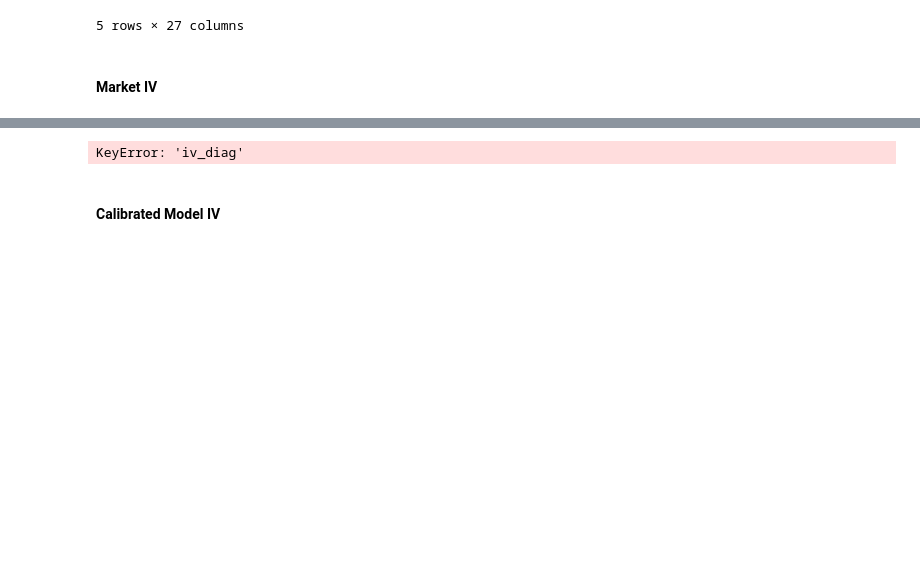
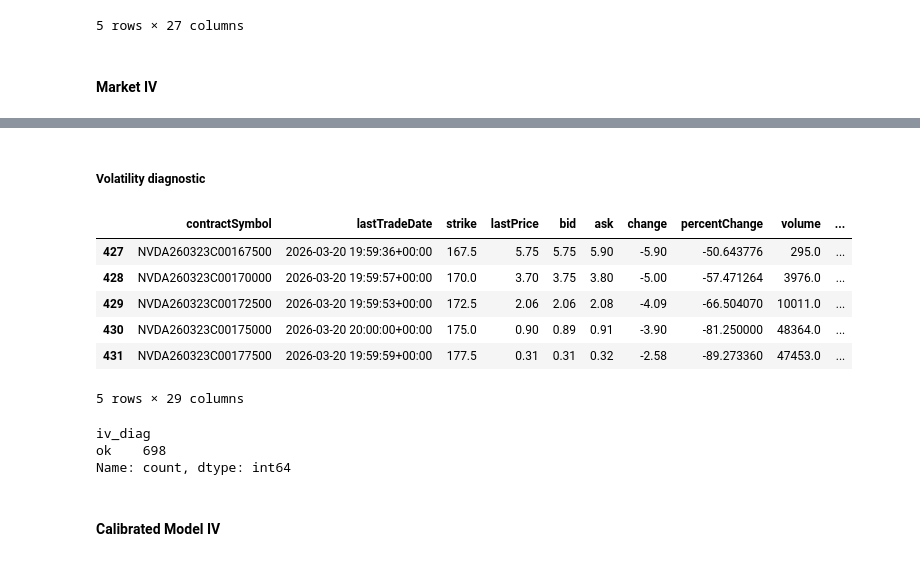
Before and after one commit to SubhamKhinchi/Heston-Options-Pricing-Engine, a Jupyter notebook: main.ipynb, the cells around one changed output, grey strips where cells are left out. Drawn from its saved outputs; the diff is of its cells as text; code cells hidden in the pictures; blank space fills up the shorter version.

```diff
--- a/main.ipynb
+++ b/main.ipynb
@@ -188,10 +188,69 @@ options_df_nvda_vol.head()
 | 430 | NVDA260323C00175000 | 2026-03-20 20:00:00+00:00 | 175.0 | 0.90 | 0.89 | 0.91 | -3.90 | -81.250000 | 48364.0 | ... |
 | 431 | NVDA260323C00177500 | 2026-03-20 19:59:59+00:00 | 177.5 | 0.31 | 0.31 | 0.32 | -2.58 | -89.273360 | 47453.0 | ... |
 5 rows × 28 columns
+# %% [markdown]
+##### Volatility diagnostic
+# %%
+def diagnose_iv_row(row, r, q, price_col='mid_price'):
+    """
+    Diagnose why implied vol is NaN for a single row.
+    Returns:
+      - 'bad_input_types'
+      - 'price<=0'
+      - 'T<=0'
+      - ('outside_arbitrage_bounds', price, lower, upper)
+      - 'bracketing_failed_or_other'
+      - 'ok'
+    """
+    try:
+        S = float(row['spot'])
+        K = float(row['strike'])
+        T = float(row['T'])
+        price = float(row[price_col])
+    except Exception:
+        return 'bad_input_types'
+
+    if price <= 0:
+        return 'price<=0'
+    if T <= 0:
+        return 'T<=0'
+
+    forward_spot = S * np.exp(-q * T)
+    disc_strike = K * np.exp(-r * T)
+
+    if str(row['type']).lower() == 'call':
+        lower = max(0.0, forward_spot - disc_strike)
+        upper = forward_spot
+    else:
+        lower = max(0.0, disc_strike - forward_spot)
+        upper = disc_strike
+
+    tol = 1e-12
+    if (price + tol) < lower or (price - tol) > upper:
+        return ('outside_arbitrage_bounds', price, lower, upper)
+
+    # Finally try BS inversion to see if solver fails
+    iv = implied_volatility(price, S, K, r, T, row['type'], q)
+    if np.isnan(iv):
+        return 'bracketing_failed_or_other'
+
+    return 'ok'
+options_df_nvda_vol['iv_diag'] = options_df_nvda_vol.apply(lambda row: diagnose_iv_row(row, r, q, price_col='mid_price'), axis=1)
+options_df_nvda_vol.head()
+# %% [output]
+|  | contractSymbol | lastTradeDate | strike | lastPrice | bid | ask | change | percentChange | volume | ... |
+| 427 | NVDA260323C00167500 | 2026-03-20 19:59:36+00:00 | 167.5 | 5.75 | 5.75 | 5.90 | -5.90 | -50.643776 | 295.0 | ... |
+| 428 | NVDA260323C00170000 | 2026-03-20 19:59:57+00:00 | 170.0 | 3.70 | 3.75 | 3.80 | -5.00 | -57.471264 | 3976.0 | ... |
+| 429 | NVDA260323C00172500 | 2026-03-20 19:59:53+00:00 | 172.5 | 2.06 | 2.06 | 2.08 | -4.09 | -66.504070 | 10011.0 | ... |
+| 430 | NVDA260323C00175000 | 2026-03-20 20:00:00+00:00 | 175.0 | 0.90 | 0.89 | 0.91 | -3.90 | -81.250000 | 48364.0 | ... |
+| 431 | NVDA260323C00177500 | 2026-03-20 19:59:59+00:00 | 177.5 | 0.31 | 0.31 | 0.32 | -2.58 | -89.273360 | 47453.0 | ... |
+5 rows × 29 columns
 # %%
 options_df_nvda_vol['iv_diag'].value_counts(dropna=False)
 # %% [output]
-KeyError: 'iv_diag'
+iv_diag
+ok    698
+Name: count, dtype: int64
 # %% [markdown]
 #### Calibrated Model IV
 # %%
```
Also changed, not shown: parts of 14 cells of this notebook.
